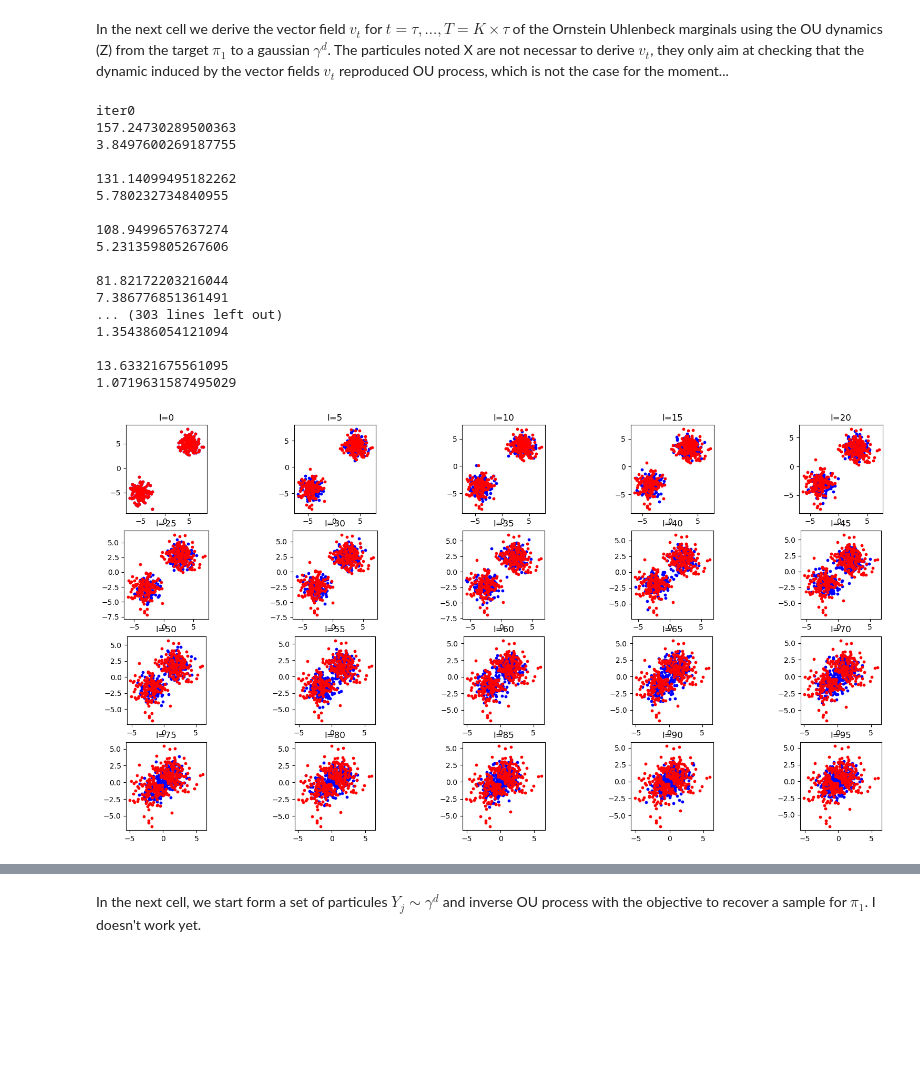
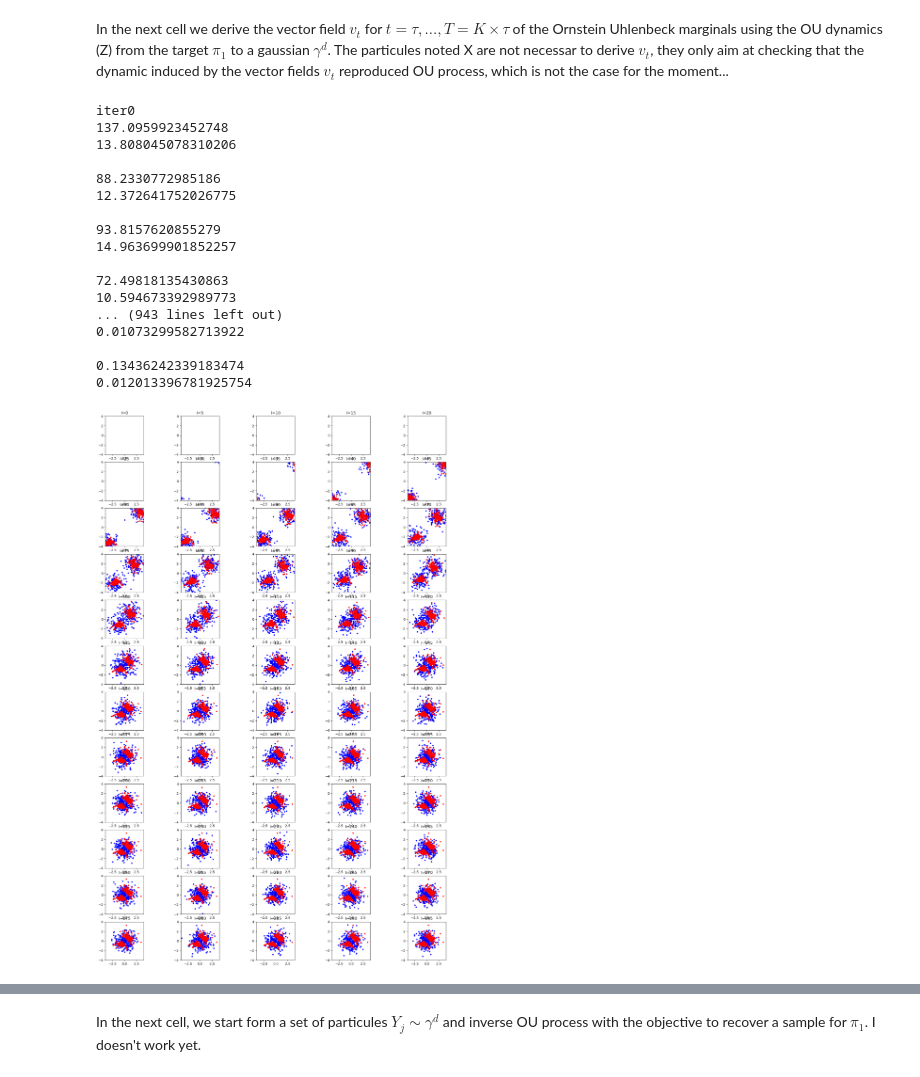
Before and after one commit to clementinechazal/kernel-path, a Jupyter notebook: ou_stein_path.ipynb, the cells around one changed output, grey strips where cells are left out. Drawn from its saved outputs; the diff is of its cells as text; code cells hidden in the pictures; blank space fills up the shorter version.

```diff
--- a/ou_stein_path.ipynb
+++ b/ou_stein_path.ipynb
@@ -10,7 +11,7 @@ import functions as fc
 n = 300
 d = 2
 
-Mu = [-5*np.ones(2), 5*np.ones(2)]
+Mu = [-10*np.ones(2), 10*np.ones(2)]
 Sigma = [np.identity(2), np.identity(2)]
 p = [1/2, 1/2]
 
@@ -19,15 +20,15 @@ p = [1/2, 1/2]
 # p = [1/4, 1/4,1/4,1/4]
 
 X1 =fc.mixt_gauss(Mu, Sigma, n, p)
-mask = (X1[:, 0] > 1) & (X1[:, 1] > 1)
-mask_inv = ~mask
+# mask = (X1[:, 0] > 1) & (X1[:, 1] > 1)
+# mask_inv = ~mask
 
 # Mu = [ 3* np.ones(2)]
 # Sigma = [np.identity(d)]
 # p = [1]
 # X1 =fc.mixt_gauss(Mu, Sigma, n, p) # Samples from the target distribution pi_1, a mixture of 2 gaussians
 # %%
-sigma = 4
+sigma = 2
 k = lambda x,y : fc.k_gauss(x,y,sigma)
 dk = lambda x,y : fc.dk_gauss(x,y,sigma)
 ddk = lambda x,y : fc.ddk_gauss(x,y,sigma)
@@ -42,11 +43,11 @@ import functions as fc
 import importlib
 importlib.reload(fc)
 
-V = []
-N_iter = 100
+
+N_iter = 300
 t1 = 0.1
 tau = 0.02
-lambd = 1e-4
+lambd = 1e-3
 X = X1
 Z = X1
 Y = X1
@@ -55,6 +56,10 @@ L2 = []
 fig, axs = plt.subplots(nrows=2*N_iter//50, ncols=5, figsize=(20, N_iter//10))
 norm_V_H = []
 norm_V_2 = []
+Phi = []
+ZZ = []
+T = []
+
 
 xlim = (-4, 4)
 ylim = (-4, 4)
@@ -68,12 +73,12 @@ for l in range(N_iter):
         ax = axs[ll//5, ll%5]
         #ax.scatter(Y[:, 0], Y[:, 1],color = "lightblue",s=10)
         ax.scatter(Z[:, 0], Z[:, 1],color = "blue", label = "OU dynamics",s=10)
-        ax.scatter(X[mask][:, 0], X[mask][:, 1],color = "red", label = r"$X_{t+\tau} = X_{t} + \tau v_t(X_{t})$",s=10)
-        ax.scatter(X[mask_inv][:, 0], X[mask_inv][:, 1],color = "red", label = r"$X_{t+\tau} = X_{t} + \tau v_t(X_{t})$",s=10)
+        ax.scatter(X[:, 0], X[:, 1],color = "red", label = r"$X_{t+\tau} = X_{t} + \tau v_t(X_{t})$",s=10)
+        #ax.scatter(X[mask_inv][:, 0], X[mask_inv][:, 1],color = "red", label = r"$X_{t+\tau} = X_{t} + \tau v_t(X_{t})$",s=10)
         ax.set_title(f'l={l}')
         ax.set_aspect('equal')
-        # ax.set_xlim(xlim)
-        # ax.set_ylim(ylim)
+        ax.set_xlim(xlim)
+        ax.set_ylim(ylim)
     #     ax.legend()
 
     # if l == 50:
@@ -93,46 +98,49 @@ for l in range(N_iter):
 
 
     eps = np.random.randn(n, d)
     psi = fc.psi(X1, eps, t)
     sigma_t = np.sqrt(fc.sigma_2(t))
 
     Z = np.exp(-t) * X1 + sigma_t * eps #Ornstein-Uhlenbeck dynamics
     Xi = fc.Xi(Z, eps, k, dk, ddk, t)
     phi = np.linalg.inv(1/n * Xi + lambd * np.identity(n)) @ psi
+    Phi.append(phi)
+    T.append(t)
+    ZZ.append(Z)
     score = -1 * eps / sigma_t
-    M = lambda x : k(x,Z)[:,:,None] * score[None,:,:] + np.transpose(dk(Z,x), (1,0,2))
-    v =  lambda x : 1/n * np.sum(phi[None, :, None] * M(x), axis=1)
-    V.append(v)
+    M.append(lambda x : k(x,Z)[:,:,None] * score[None,:,:] + np.transpose(dk(Z,x), (1,0,2)))
+    v =  lambda x : 1/n * np.sum(phi[None, :, None] * M[l](x), axis=1)
+
     norm_V_H.append(np.sqrt(1/n**2 * phi.T @ Xi @ phi))
     norm_V_2.append(np.linalg.norm(v(X)[0]))
     print(np.sqrt(1/n**2 * phi.T @ Xi @ phi))
     print(np.linalg.norm(v(X)[0]))
     print()
 
     # L1.append(fc.Loss1(v,Z,Mu[0],phi,Xi,t,k,dk,sigma,lambd))
     L2.append(fc.Loss2(v,Z,eps,Mu[0],phi,Xi,psi,t,k,dk,sigma,lambd))
 
     if l == 0:
         X = X + t1 * v(X) #ou tau + t1 ?
     else:
         X = X + tau * v(X)
     Y = Z + tau * v(Z)
 # %% [output]
 iter0
-157.24730289500363
-3.8497600269187755
+137.0959923452748
+13.808045078310206
 
-131.14099495182262
-5.780232734840955
+88.2330772985186
+12.372641752026775
 
-108.9499657637274
-5.231359805267606
+93.8157620855279
+14.963699901852257
 
-81.82172203216044
-7.386776851361491
-... (303 lines left out)
-1.354386054121094
+72.49818135430863
+10.594673392989773
+... (943 lines left out)
+0.01073299582713922
 
-13.63321675561095
-1.0719631587495029
+0.13436242339183474
+0.012013396781925754
-[figure, old version]
+[figure, new version]
```
Also changed, not shown: parts of 6 cells of this notebook, 1 other file.
